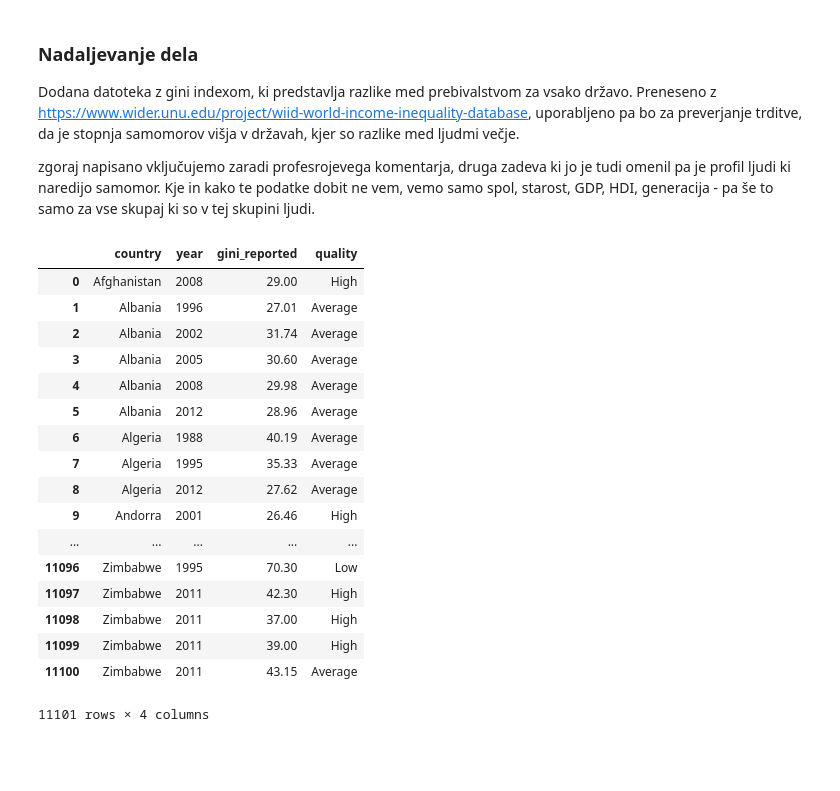
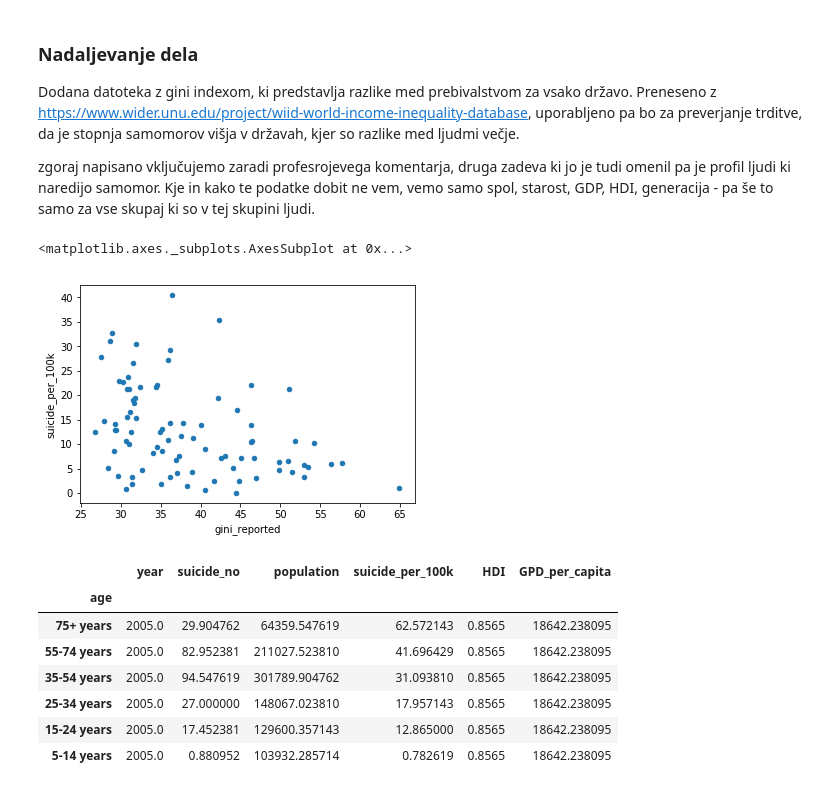
Before and after one commit to np6818/PR19NPZPTK, a Jupyter notebook: project_code.ipynb, the cells around one changed output. Cells and saved outputs as stored; diff of their text form; code cells hidden in the pictures; blank space fills up the shorter version.

```diff
--- a/project_code.ipynb
+++ b/project_code.ipynb
@@ -133,28 +133,36 @@ Tu je nekaj zanimivih stvari. Hitro naraščanje samomorov do leta 1995, še pos
 Dodana datoteka z gini indexom, ki predstavlja razlike med prebivalstvom za vsako državo. Preneseno z https://www.wider.unu.edu/project/wiid-world-income-inequality-database, uporabljeno pa bo za preverjanje trditve, da je stopnja samomorov višja v državah, kjer so razlike med ljudmi večje.
 
 zgoraj napisano vključujemo zaradi profesrojevega komentarja, druga zadeva ki jo je tudi omenil pa je profil ljudi ki naredijo samomor. Kje in kako te podatke dobit ne vem, vemo samo spol, starost, GDP, HDI, generacija - pa še to samo za vse skupaj ki so v tej skupini ljudi.
-# %%
-import pandas as pd
-
-inequality_main = pd.read_excel('inequality_data.xlsx', sep=',', encoding='cp1250', usecols = [1, 4, 5, 49])
-
-inequality_main
-# %% [output]
-|  | country | year | gini_reported | quality |
-| 0 | Afghanistan | 2008 | 29.00 | High |
-| 1 | Albania | 1996 | 27.01 | Average |
-| 2 | Albania | 2002 | 31.74 | Average |
-| 3 | Albania | 2005 | 30.60 | Average |
-| 4 | Albania | 2008 | 29.98 | Average |
-| 5 | Albania | 2012 | 28.96 | Average |
-| 6 | Algeria | 1988 | 40.19 | Average |
-| 7 | Algeria | 1995 | 35.33 | Average |
-| 8 | Algeria | 2012 | 27.62 | Average |
-| 9 | Andorra | 2001 | 26.46 | High |
-| ... | ... | ... | ... | ... |
-| 11096 | Zimbabwe | 1995 | 70.30 | Low |
-| 11097 | Zimbabwe | 2011 | 42.30 | High |
-| 11098 | Zimbabwe | 2011 | 37.00 | High |
-| 11099 | Zimbabwe | 2011 | 39.00 | High |
-| 11100 | Zimbabwe | 2011 | 43.15 | Average |
-11101 rows × 4 columns
+# %%
+import pandas as pd
+
+inequality_main = pd.read_excel('inequality_data.xlsx', sep=',', encoding='cp1250', usecols = [1, 4, 5, 49])
+inequality_main = inequality_main[inequality_main.year >= 1985]
+
+#povprecen gini index za vse drzave
+inequality_main = inequality_main[['country', 'gini_reported']].groupby('country').mean()
+
+df = main[['country','suicide_per_100k']].groupby('country').mean()
+result = pd.concat([inequality_main, df], axis = 1, sort=True)
+result = result.dropna().sort_values(by=['gini_reported'])
+result.plot.scatter(x='gini_reported', y='suicide_per_100k')
+#glede na graf bi rekel da razlike v standardu ne vplivajo na samomore, kvecjemu je pri manjših razlikah samomorov več
+# %% [output]
+<matplotlib.axes._subplots.AxesSubplot at 0x...>
+[figure, added]
+# %%
+
+df = main.loc[main['country'] == 'Slovenia']
+df = df.groupby('age').mean().sort_values(by=['suicide_per_100k'], ascending=False)
+df
+
+#kot je bilo ugotovljeno že prej je glavni atribut ki vpliva na verjetnost samomora visoka starost
+# %% [output]
+|  | year | suicide_no | population | suicide_per_100k | HDI | GPD_per_capita |
+| age |  |  |  |  |  |  |
+| 75+ years | 2005.0 | 29.904762 | 64359.547619 | 62.572143 | 0.8565 | 18642.238095 |
+| 55-74 years | 2005.0 | 82.952381 | 211027.523810 | 41.696429 | 0.8565 | 18642.238095 |
+| 35-54 years | 2005.0 | 94.547619 | 301789.904762 | 31.093810 | 0.8565 | 18642.238095 |
+| 25-34 years | 2005.0 | 27.000000 | 148067.023810 | 17.957143 | 0.8565 | 18642.238095 |
+| 15-24 years | 2005.0 | 17.452381 | 129600.357143 | 12.865000 | 0.8565 | 18642.238095 |
+| 5-14 years | 2005.0 | 0.880952 | 103932.285714 | 0.782619 | 0.8565 | 18642.238095 |
```
